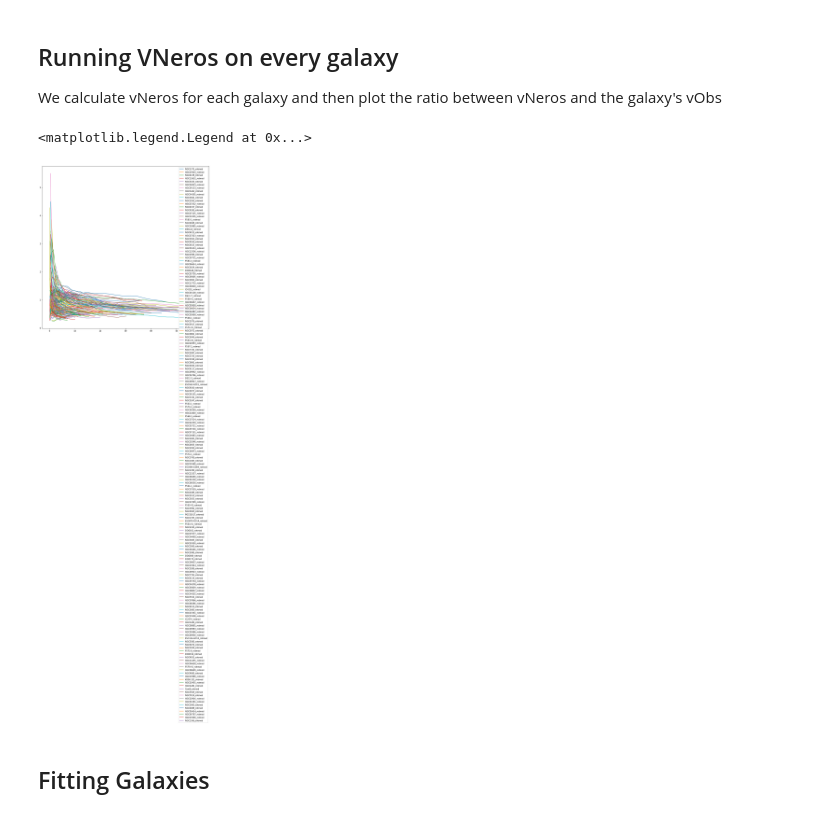
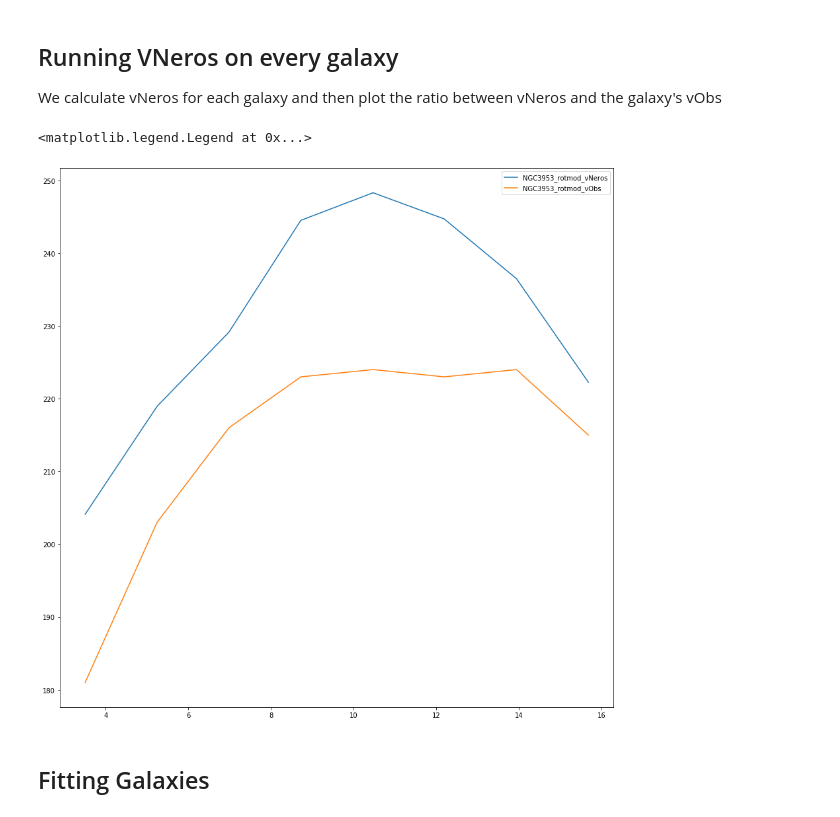
Before and after one commit to Cisneros-Galaxy/RCFM, a Jupyter notebook: Model.ipynb, the cells around one changed output. Drawn from its saved outputs; the diff is of its cells as text; code cells hidden in the pictures.

Commit message:
adding the option to only plot 1 galaxy

```diff
--- a/Model.ipynb
+++ b/Model.ipynb
@@ -26,34 +26,39 @@ We calculate vNeros for each galaxy and then plot the ratio between vNeros and t
 # %%
 vLcmList = []
 f, ax = plt.subplots(1, figsize=(15,15))
 for galaxyName in sparcGalaxies:
+    # change the name in "" to print only that galaxy
+    if (galaxyName != "NGC3953_rotmod"):
+        continue
+
     galaxy = np.array(sparcGalaxies[galaxyName])
     galaxy_rad = galaxy[:,0]
     galaxy_vObs = galaxy[:,1]
     galaxy_gas = galaxy[:,3]
     galaxy_disk = galaxy[:,4]
     galaxy_bulge = galaxy[:,5]
     galaxy_vLumSquared = Neros.vLumSquared(galaxy_gas, galaxy_disk, galaxy_bulge)
     galaxy_vLum = np.sqrt(galaxy_vLumSquared)
     # Make sure the arrays are matching lengths
     maxMWRad = MW_rad[len(MW_rad)-1]
     for i in range(len(galaxy_rad)):
         if galaxy_rad[i] > maxMWRad:
             galaxy_rad = galaxy_rad[:i]
             galaxy_vLum = galaxy_vLum[:i]
             galaxy_vObs = galaxy_vObs[:i]
             break
     # Run vLCM
     vLcm = Neros.vLcm(galaxy_rad, MW_vLum_interp_func(galaxy_rad), galaxy_vLum )
     vLcmList.append(vLcm)
     vNeros = Neros.vNeros(galaxy_vLum, vLcm, 1)
     ratio = vNeros/galaxy_vObs
     # plot
-    ax.plot(galaxy_rad, ratio, label=galaxyName)
+    ax.plot(galaxy_rad, vNeros, label="{}_vNeros".format(galaxyName))
+    ax.plot(galaxy_rad, galaxy_vObs, label="{}_vObs".format(galaxyName))
 ax.legend(loc="upper right")
 # %% [output]
 <matplotlib.legend.Legend at 0x...>
-[figure, old version]
+[figure, new version]
 # %% [markdown]
 ## Fitting Galaxies
 # %%
```
Also changed, not shown: parts of 1 cell of this notebook.
